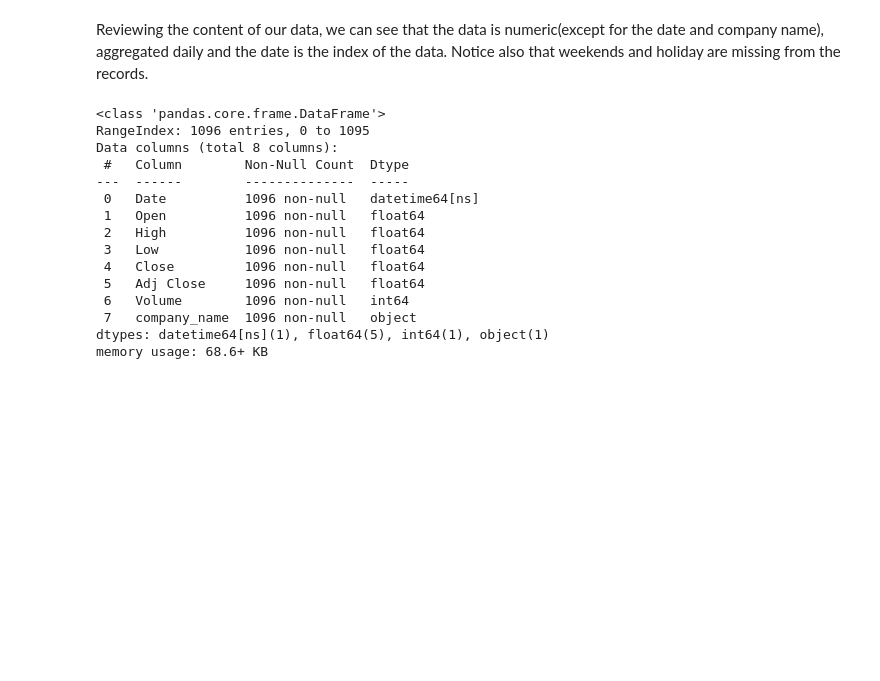
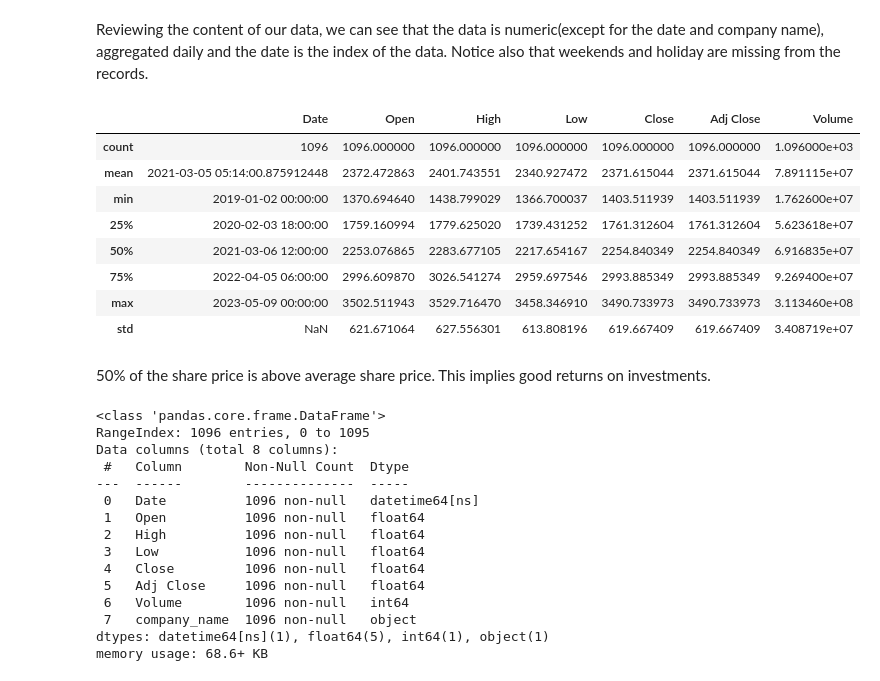
Before and after one commit to kwanda2426/kwanda_mlondi, a Jupyter notebook: mlondi_notebook.ipynb, the cells around one changed output. Saved outputs shown, nothing was run; the diff lists cells and outputs as text; code cells hidden in the pictures; blank space fills up the shorter version.

```diff
--- a/mlondi_notebook.ipynb
+++ b/mlondi_notebook.ipynb
@@ -210,6 +229,20 @@ dtypes: datetime64[ns](1), float64(5), int64(1), object(1)
 memory usage: 68.6+ KB
 # %% [markdown]
 Reviewing the content of our data, we can see that the data is numeric(except for the date and company name), aggregated daily and the date is the index of the data. Notice also that weekends and holiday are missing from the records.
+# %%
+amazon_df.describe()
+# %% [output]
+|  | Date | Open | High | Low | Close | Adj Close | Volume |
+| count | 1096 | 1096.000000 | 1096.000000 | 1096.000000 | 1096.000000 | 1096.000000 | 1.096000e+03 |
+| mean | 2021-03-05 05:14:00.875912448 | 2372.472863 | 2401.743551 | 2340.927472 | 2371.615044 | 2371.615044 | 7.891115e+07 |
+| min | 2019-01-02 00:00:00 | 1370.694640 | 1438.799029 | 1366.700037 | 1403.511939 | 1403.511939 | 1.762600e+07 |
+| 25% | 2020-02-03 18:00:00 | 1759.160994 | 1779.625020 | 1739.431252 | 1761.312604 | 1761.312604 | 5.623618e+07 |
+| 50% | 2021-03-06 12:00:00 | 2253.076865 | 2283.677105 | 2217.654167 | 2254.840349 | 2254.840349 | 6.916835e+07 |
+| 75% | 2022-04-05 06:00:00 | 2996.609870 | 3026.541274 | 2959.697546 | 2993.885349 | 2993.885349 | 9.269400e+07 |
+| max | 2023-05-09 00:00:00 | 3502.511943 | 3529.716470 | 3458.346910 | 3490.733973 | 3490.733973 | 3.113460e+08 |
+| std | NaN | 621.671064 | 627.556301 | 613.808196 | 619.667409 | 619.667409 | 3.408719e+07 |
+# %% [markdown]
+50% of the share price is above average share price. This implies good returns on investments.
 # %%
 msft_df.info()
 # %% [output]
```
Also changed, not shown: parts of 21 cells of this notebook.
